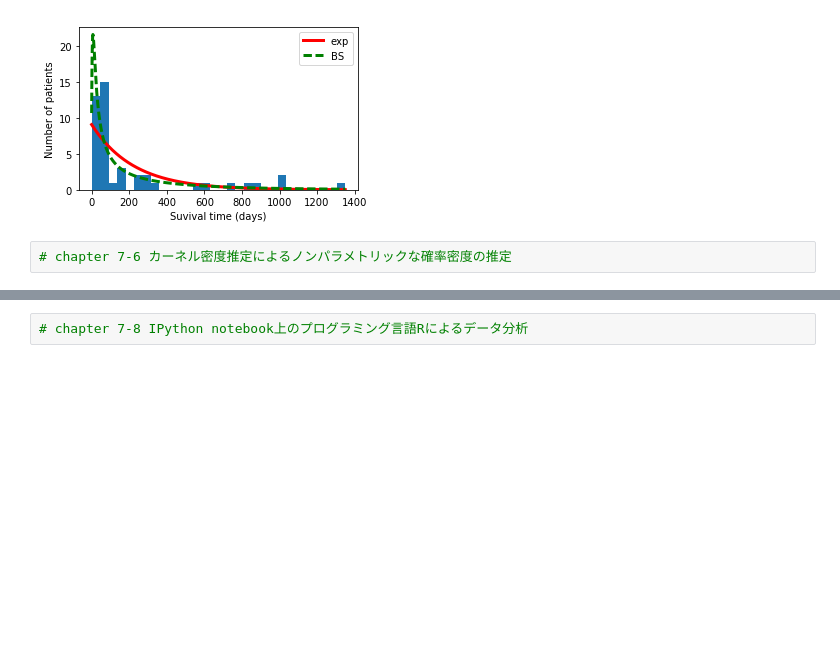
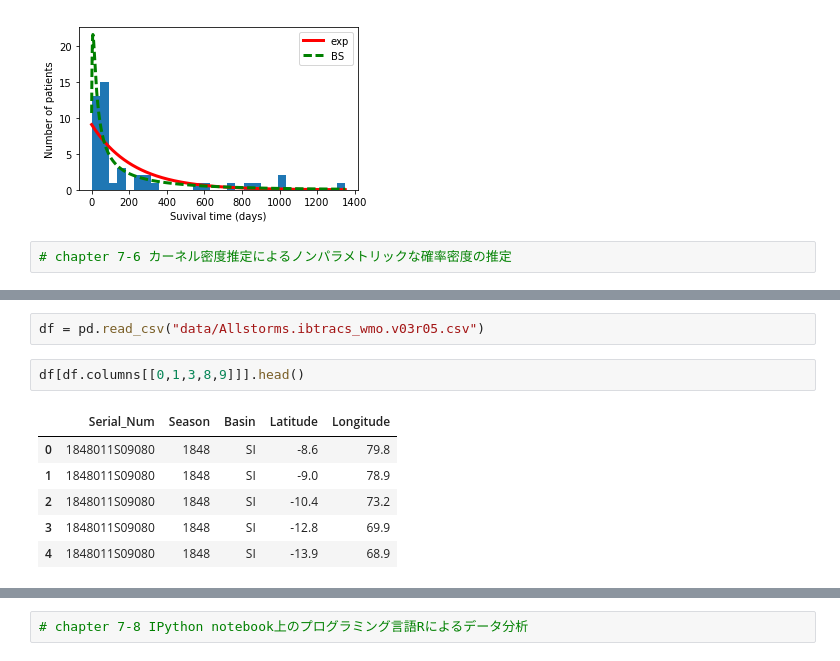
Before and after one commit to discocactus/IPython_DataScienceCookBook, a Jupyter notebook: IPythonDSCB_7.ipynb, the cells around one changed output, grey strips where cells are left out. Drawn from its saved outputs; the diff is of its cells as text; blank space fills up the shorter version.

```diff
--- a/IPythonDSCB_7.ipynb
+++ b/IPythonDSCB_7.ipynb
@@ -294,0 +293,11 @@ ModuleNotFoundError: No module named 'mpl_toolkits.basemap'
+# %%
+df = pd.read_csv("data/Allstorms.ibtracs_wmo.v03r05.csv")
+# %%
+df[df.columns[[0,1,3,8,9]]].head()
+# %% [output]
+|  | Serial_Num | Season | Basin | Latitude | Longitude |
+| 0 | 1848011S09080 | 1848 | SI | -8.6 | 79.8 |
+| 1 | 1848011S09080 | 1848 | SI | -9.0 | 78.9 |
+| 2 | 1848011S09080 | 1848 | SI | -10.4 | 73.2 |
+| 3 | 1848011S09080 | 1848 | SI | -12.8 | 69.9 |
+| 4 | 1848011S09080 | 1848 | SI | -13.9 | 68.9 |
```
Also changed, not shown: parts of 10 cells of this notebook.
